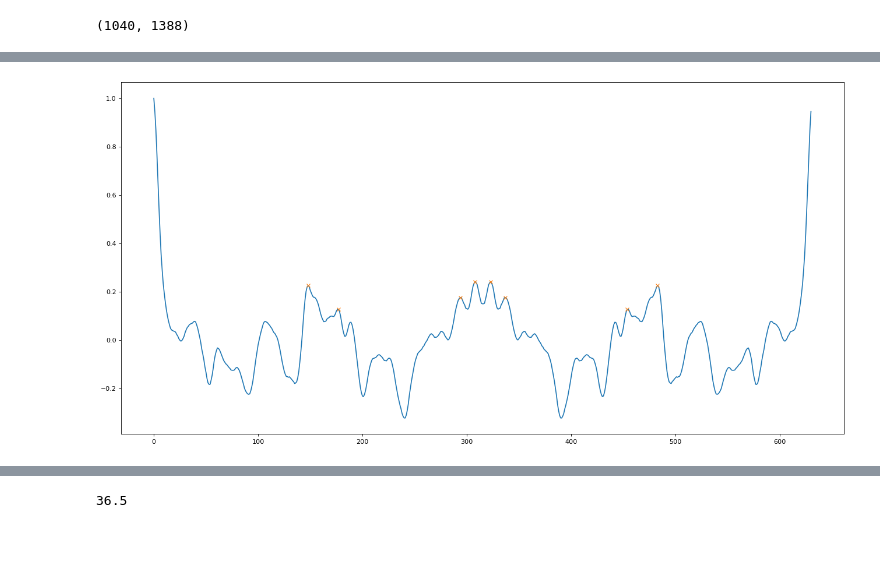
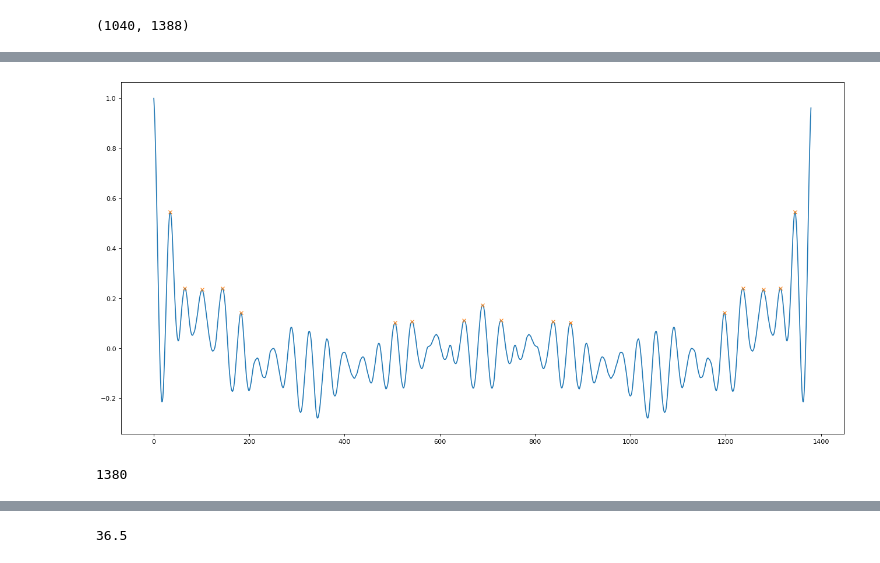
Before and after one commit to RadhikaGupta88/Biofilms, a Jupyter notebook: notebooks/3-radial_selections.ipynb, the cells around one changed output, grey strips where cells are left out. Cells and saved outputs as stored; diff of their text form; code cells hidden in the pictures.

```diff
--- a/notebooks/3-radial_selections.ipynb
+++ b/notebooks/3-radial_selections.ipynb
@@ -13,7 +13,7 @@ import pandas as pd
 # %% [markdown]
 ## 1. Setup
 # %%
-slice = 120
+slice = 200
 # %%
 image = imread(str(BUCKLING_PATH / "200920_biolight_nobg_nooutliers_despeckle_enhance.tif"))
 # %%
@@ -49,5 +41,5 @@ plt.show()
 # %%
-stack = create_radius_select_stack(image, center_fitted, 100, 0.5)
+stack = create_radius_select_stack(image, center_fitted, 300, 0.5)
 data = stack[2]
 len(data)
 # %% [output]
@@ -82,13 +80,15 @@ def find_period_radial_select(stack, plot=False):
 # %%
-lags, autocorrelation = np.array(autocorrelate_radial_ring(data))
+lags, autocorrelation = autocorrelate_radial_ring(data)
 # %%
 peaks, _ = find_peaks(autocorrelation, height=0.1)
 
 plt.figure(figsize=(20, 10), dpi=80)
 plt.plot(lags, autocorrelation)
 plt.plot(lags[peaks], autocorrelation[peaks], "x")
 plt.show()
+len(autocorrelation)
 # %% [output]
-[figure, old version]
+[figure, new version]
+1380
 # %%
 from scipy.ndimage import gaussian_filter
```
Also changed, not shown: parts of 15 cells of this notebook, 1 other file.
